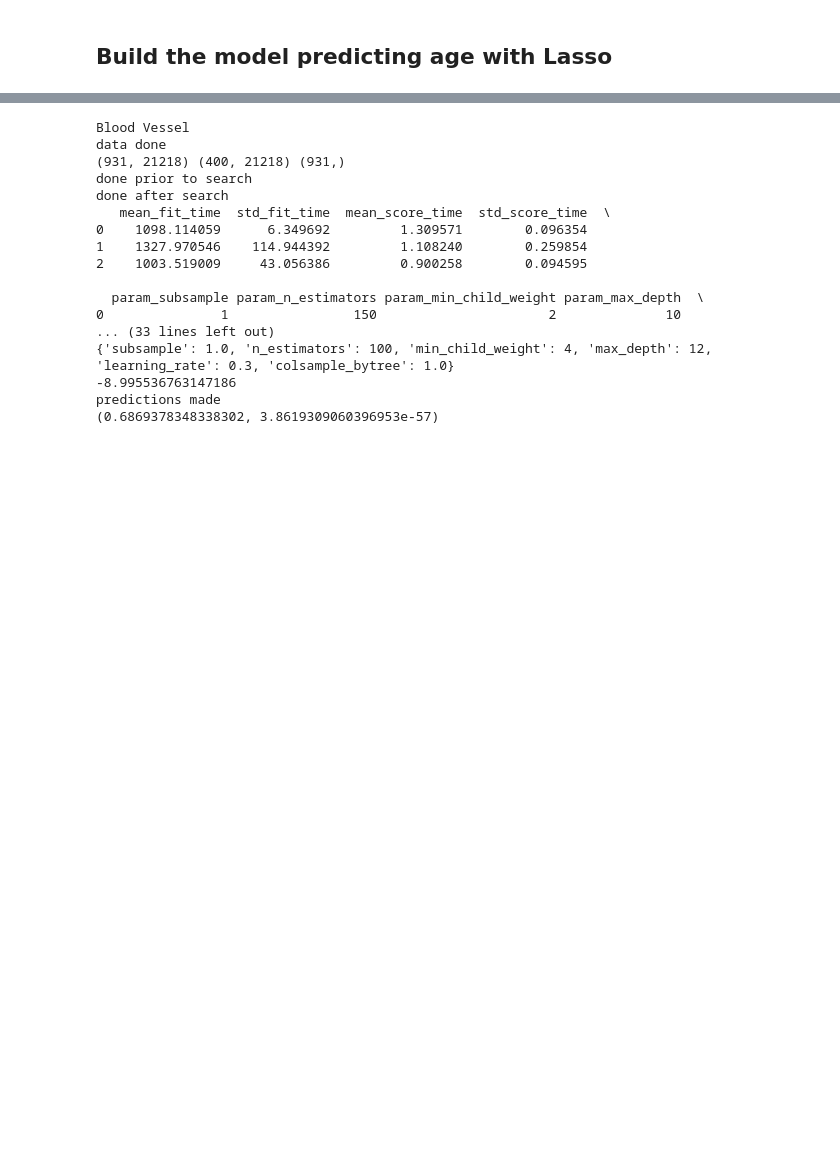
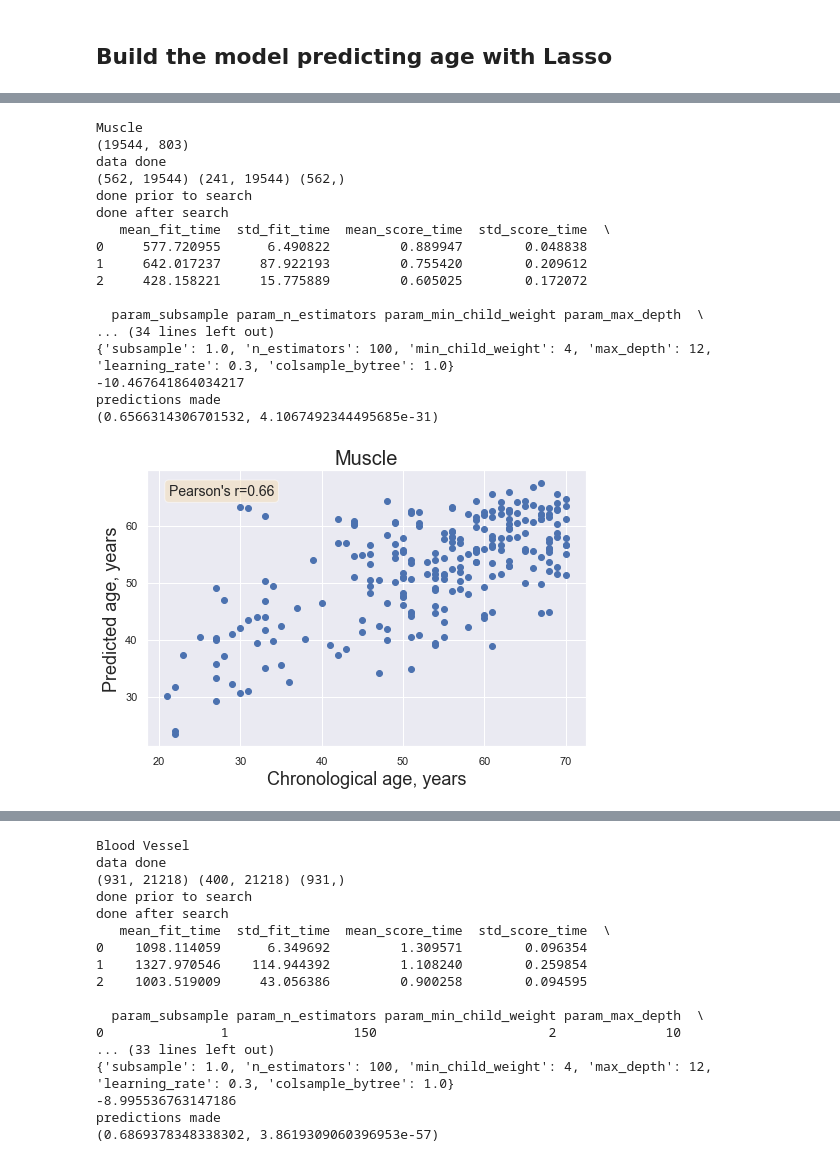
Before and after one commit to mdlu/aging-clock, a Jupyter notebook: GTEx_clock.ipynb, the cells around one changed output, grey strips where cells are left out. Saved outputs shown, nothing was run; the diff lists cells and outputs as text; code cells hidden in the pictures; blank space fills up the shorter version.

```diff
--- a/GTEx_clock.ipynb
+++ b/GTEx_clock.ipynb
@@ -540,0 +637,6 @@ true = {}
+# %%
+for i, tissue in enumerate(tissues): # all tissues from previous work
+    print(tissue)
+    print(data[tissue].shape)
+    pearson_corr[tissue], true[tissue], prediction[tissue] = \
+    fit_xgboost_model(data[tissue], age[tissue])
@@ -540,0 +673,15 @@ true = {}
+# %%
+subtissues = ['Adipose_Subcutaneous', 'Adipose_Visceral_(Omentum)',
+          'Whole_Blood', 'Muscle_Skeletal', 'Skin_Not_Sun_Exposed_(Suprapubic)',
+          'Skin_Sun_Exposed_(Lower_leg)', 'Heart_Atrial_Appendage',
+          'Heart_Left_Ventricle', 'Esophagus_Gastroesophageal_Junction',
+          'Esophagus_Mucosa', 'Esophagus_Muscularis'] # subtissues, skipped blood vessel and brain
+# %%
+for tissue in subtissues:
+    data[tissue], age[tissue], SMRIN[tissue], SMTSISCH[tissue] = load_data(tissue, "subtissue")
+# %%
+for i, tissue in enumerate(subtissues): # all tissues from previous work
+    print(tissue)
+    print(data[tissue].shape)
+    pearson_corr[tissue], true[tissue], prediction[tissue] = \
+    fit_xgboost_model(data[tissue], age[tissue])
@@ -541,7 +701,26 @@ true = {}
 # %%
 for i, tissue in enumerate(tissues[:1]): # only muscle
     print(tissue)
     print(data[tissue].shape)
     pearson_corr[tissue], true[tissue], prediction[tissue] = \
-    fit_xgboost_model(data[tissue], ages[tissue], n_iter=3)
+    fit_xgboost_model(data[tissue], age[tissue], n_iter=3)
 #     fit_xgboost_model(residual_no_outliers[tissue], ages[tissue], n_iter=3)
+# %% [output]
+Muscle
+(19544, 803)
+data done
+(562, 19544) (241, 19544) (562,)
+done prior to search
+done after search
+   mean_fit_time  std_fit_time  mean_score_time  std_score_time  \
+0     577.720955      6.490822         0.889947        0.048838
+1     642.017237     87.922193         0.755420        0.209612
+2     428.158221     15.775889         0.605025        0.172072
+
+  param_subsample param_n_estimators param_min_child_weight param_max_depth  \
+... (34 lines left out)
+{'subsample': 1.0, 'n_estimators': 100, 'min_child_weight': 4, 'max_depth': 12, 'learning_rate': 0.3, 'colsample_bytree': 1.0}
+-10.467641864034217
+predictions made
+(0.6566314306701532, 4.1067492344495685e-31)
+[figure, added]
```
Also changed, not shown: parts of 16 cells of this notebook.
